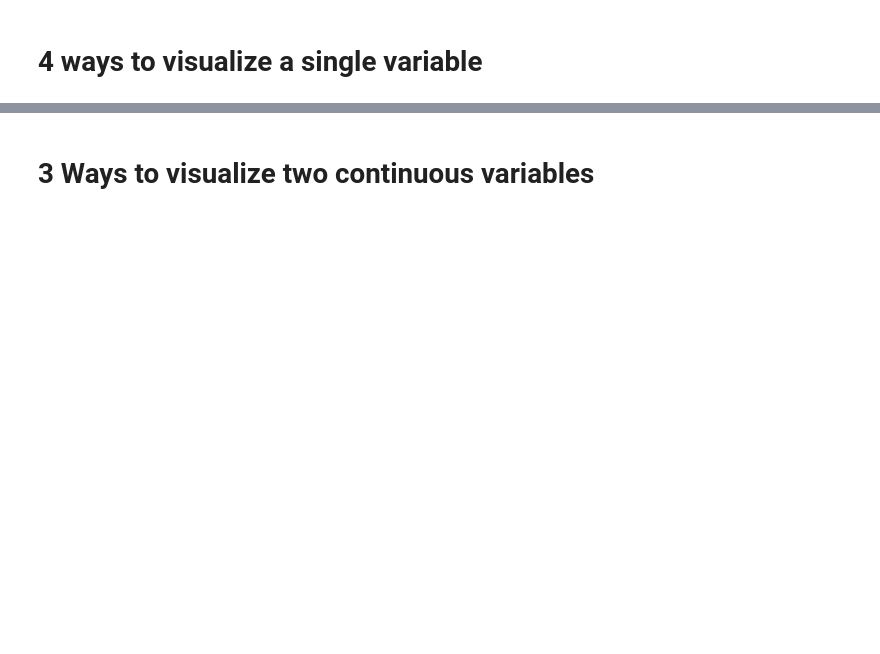
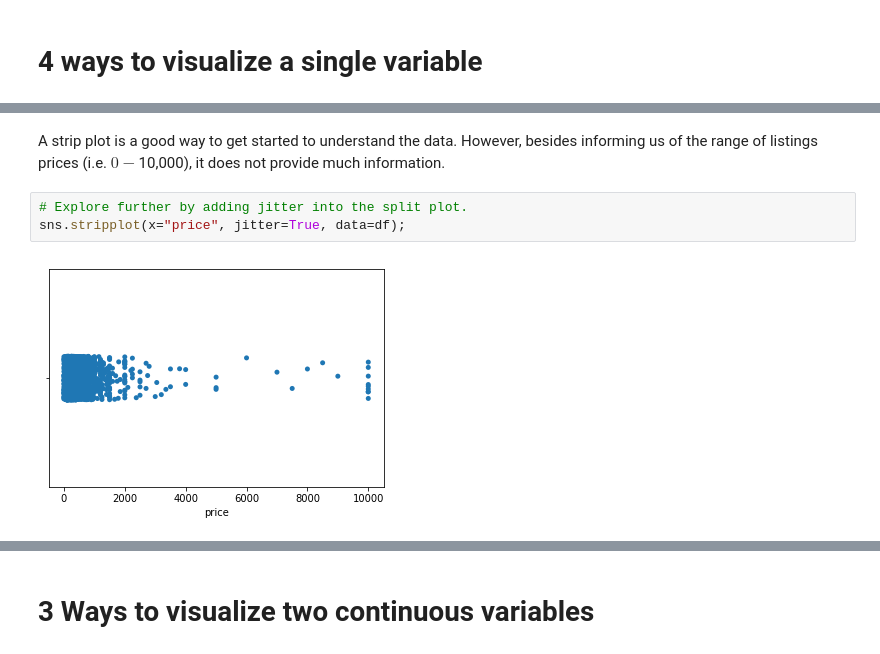
Before and after one commit to akim2034/Thinkful_DS_Bootcamp, a Jupyter notebook: Lesson 1.3.3 Present same data multiple ways Drill.ipynb, the cells around one changed output, grey strips where cells are left out. Drawn from its saved outputs; the diff is of its cells as text; blank space fills up the shorter version.

```diff
--- a/Lesson 1.3.3 Present same data multiple ways Drill.ipynb
+++ b/Lesson 1.3.3 Present same data multiple ways Drill.ipynb
@@ -36,0 +28,7 @@ sns.violinplot(x="total_bill", data=tips);
+# %% [markdown]
+A strip plot is a good way to get started to understand the data. However, besides informing us of the range of listings prices (i.e. $0-$10,000), it does not provide much information.
+# %%
+# Explore further by adding jitter into the split plot.
+sns.stripplot(x="price", jitter=True, data=df);
+# %% [output]
+[figure, added]
```
Also changed, not shown: parts of 26 cells of this notebook, 1 other file.
